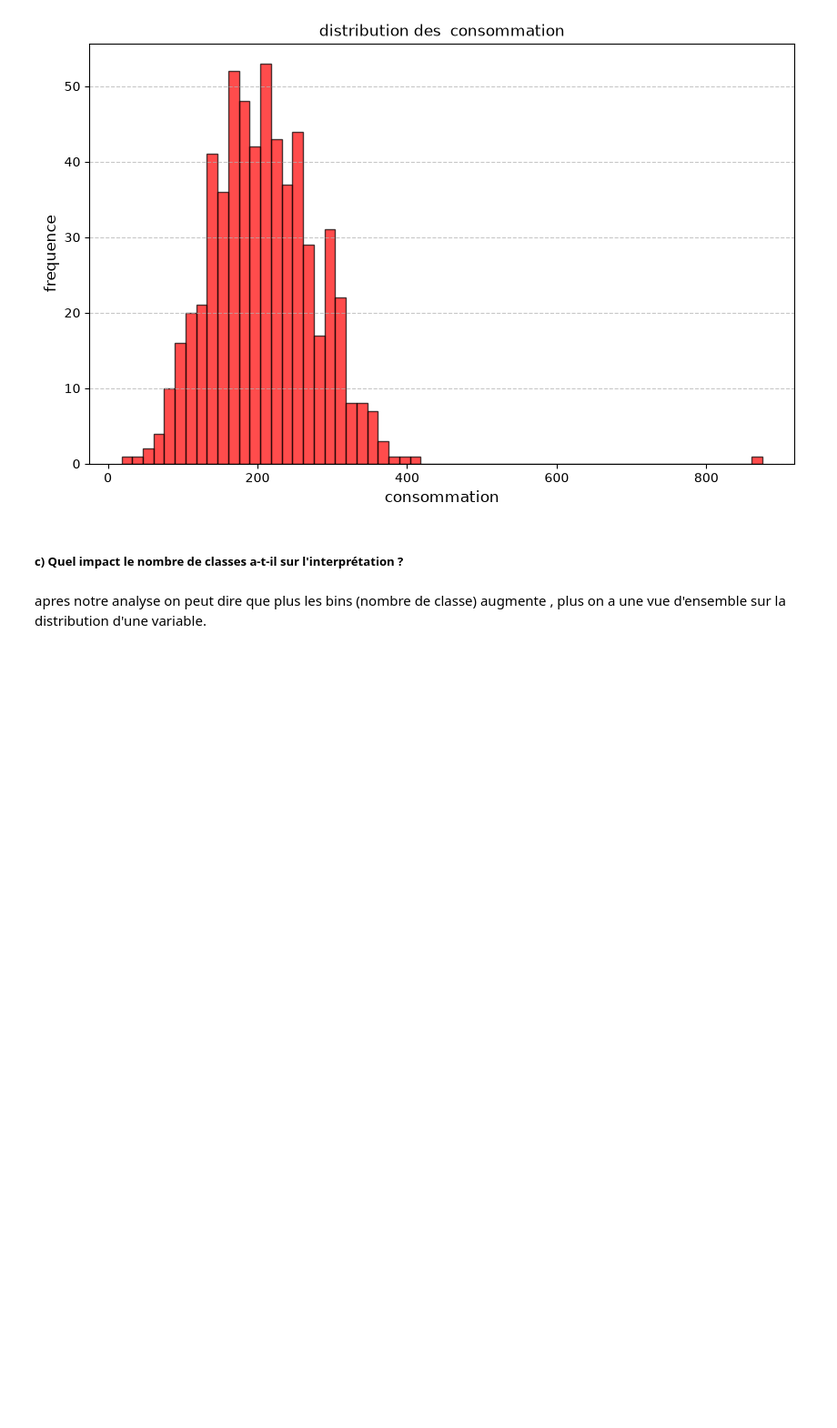
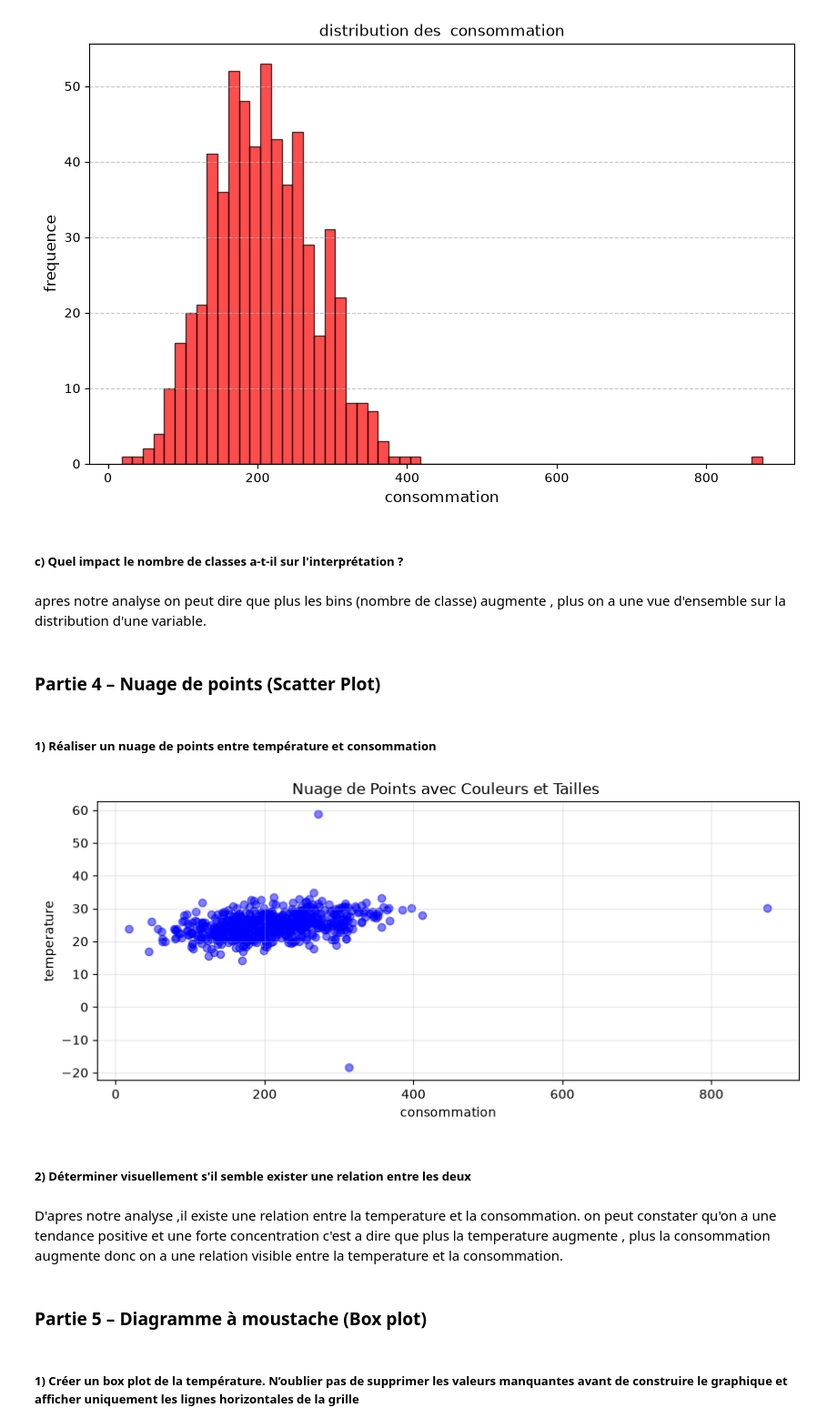
Before and after one commit to NdiayeAmanatou/atelier_matplotlib, a Jupyter notebook: atelier_matplotlib_iot/notebooks/atelier_matplotlib_iot.ipynb, the cells around one changed output. Shown at 91% size. Cells and saved outputs as stored; diff of their text form; code cells hidden in the pictures; blank space fills up the shorter version.

Commit message:
Partie 4 – Nuage de points (Scatter Plot)

```diff
--- a/atelier_matplotlib_iot/notebooks/atelier_matplotlib_iot.ipynb
+++ b/atelier_matplotlib_iot/notebooks/atelier_matplotlib_iot.ipynb
@@ -177,3 +177,26 @@ plt.show()
 ##### c) Quel impact le nombre de classes a-t-il sur l'interprétation ?
 # %% [markdown]
 apres notre analyse on peut dire que plus les bins (nombre de classe) augmente , plus on a une vue d'ensemble sur la distribution d'une variable.
+# %% [markdown]
+### Partie 4 – Nuage de points (Scatter Plot)
+# %% [markdown]
+##### 1) Réaliser un nuage de points entre température et consommation
+# %%
+plt.figure ( figsize =(10 ,4) )
+plt.scatter (df['consommation'] ,df['temperature'] ,c="blue", alpha =0.5 ,cmap ='viridis')
+#plt.colorbar ( label =’ I n t e n s i t ’)
+plt.title ('Nuage de Points avec Couleurs et Tailles ')
+plt.xlabel ('consommation')
+plt.ylabel ('temperature')
+plt.grid ( True , alpha =0.3)
+plt.show ()
+# %% [output]
+[figure, added]
+# %% [markdown]
+##### 2) Déterminer visuellement s'il semble exister une relation entre les deux
+# %% [markdown]
+D'apres notre analyse ,il existe une relation entre la temperature et la consommation. on peut constater qu'on a une tendance positive et une forte concentration c'est a dire que plus la temperature augmente , plus la consommation augmente donc on a une relation visible entre la temperature et la consommation.
+# %% [markdown]
+### Partie 5 – Diagramme à moustache (Box plot)
+# %% [markdown]
+##### 1) Créer un box plot de la température. N’oublier pas de supprimer les valeurs manquantes avant de construire le graphique et afficher uniquement les lignes horizontales de la grille
```
Also changed, not shown: parts of 25 cells of this notebook.
